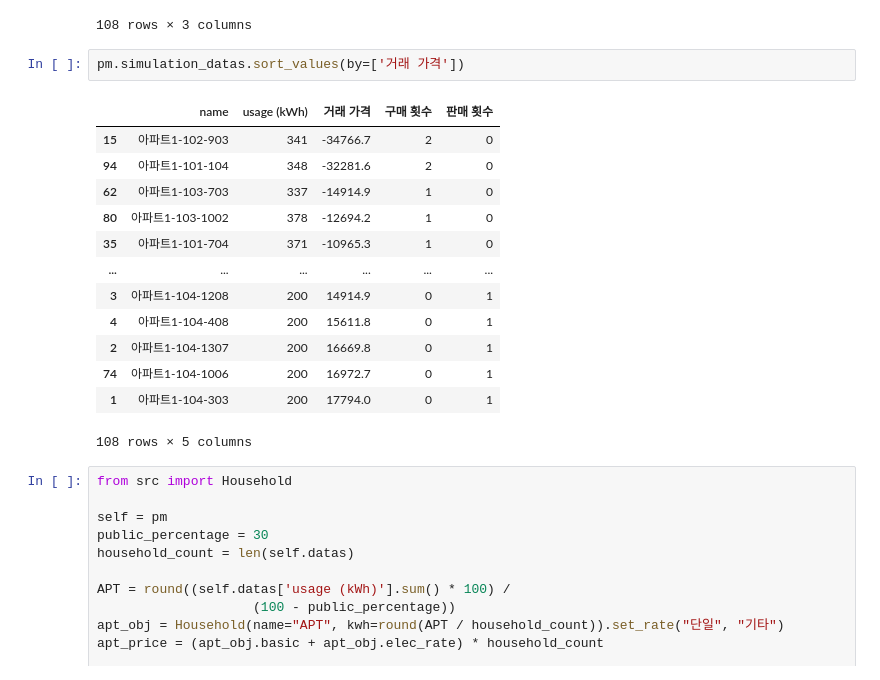
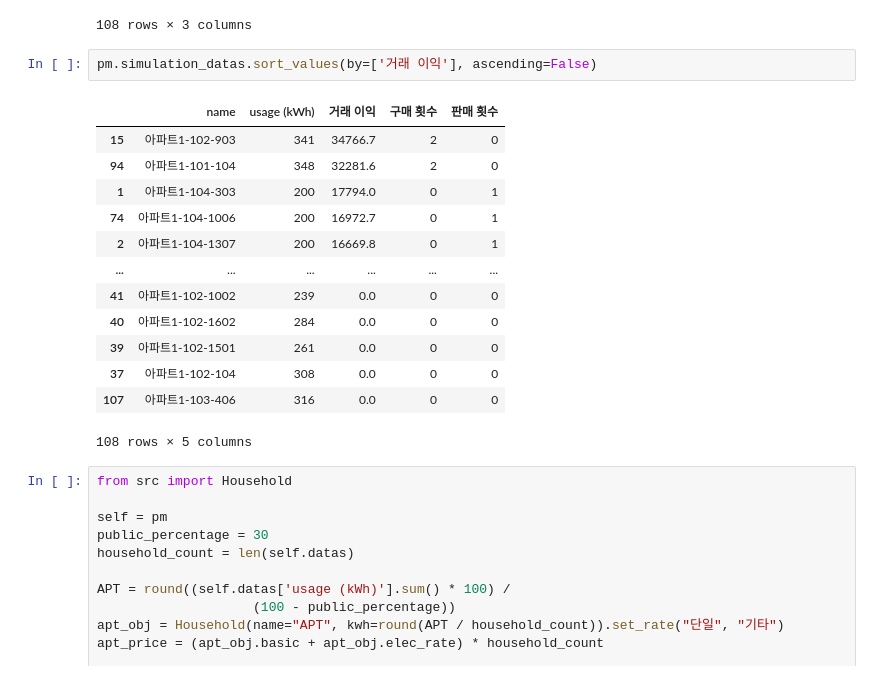
Before and after one commit to formegusto/energy-trading, a Jupyter notebook: analysis. paran energy.ipynb, the cells around one changed output. Saved outputs shown, nothing was run; the diff lists cells and outputs as text.

```diff
--- a/analysis. paran energy.ipynb
+++ b/analysis. paran energy.ipynb
@@ -244,20 +299,20 @@ pm.simulation_datas.iloc[:, :3]
 | 107 | 아파트1-103-406 | 316 | 0.0 |
 108 rows × 3 columns
 # %%
-pm.simulation_datas.sort_values(by=['거래 가격'])
+pm.simulation_datas.sort_values(by=['거래 이익'], ascending=False)
 # %% [output]
-|  | name | usage (kWh) | 거래 가격 | 구매 횟수 | 판매 횟수 |
-| 15 | 아파트1-102-903 | 341 | -34766.7 | 2 | 0 |
-| 94 | 아파트1-101-104 | 348 | -32281.6 | 2 | 0 |
-| 62 | 아파트1-103-703 | 337 | -14914.9 | 1 | 0 |
-| 80 | 아파트1-103-1002 | 378 | -12694.2 | 1 | 0 |
-| 35 | 아파트1-101-704 | 371 | -10965.3 | 1 | 0 |
+|  | name | usage (kWh) | 거래 이익 | 구매 횟수 | 판매 횟수 |
+| 15 | 아파트1-102-903 | 341 | 34766.7 | 2 | 0 |
+| 94 | 아파트1-101-104 | 348 | 32281.6 | 2 | 0 |
+| 1 | 아파트1-104-303 | 200 | 17794.0 | 0 | 1 |
+| 74 | 아파트1-104-1006 | 200 | 16972.7 | 0 | 1 |
+| 2 | 아파트1-104-1307 | 200 | 16669.8 | 0 | 1 |
 | ... | ... | ... | ... | ... | ... |
-| 3 | 아파트1-104-1208 | 200 | 14914.9 | 0 | 1 |
-| 4 | 아파트1-104-408 | 200 | 15611.8 | 0 | 1 |
-| 2 | 아파트1-104-1307 | 200 | 16669.8 | 0 | 1 |
-| 74 | 아파트1-104-1006 | 200 | 16972.7 | 0 | 1 |
-| 1 | 아파트1-104-303 | 200 | 17794.0 | 0 | 1 |
+| 41 | 아파트1-102-1002 | 239 | 0.0 | 0 | 0 |
+| 40 | 아파트1-102-1602 | 284 | 0.0 | 0 | 0 |
+| 39 | 아파트1-102-1501 | 261 | 0.0 | 0 | 0 |
+| 37 | 아파트1-102-104 | 308 | 0.0 | 0 | 0 |
+| 107 | 아파트1-103-406 | 316 | 0.0 | 0 | 0 |
 108 rows × 5 columns
 # %%
 from src import Household
```
Also changed, not shown: parts of 17 cells of this notebook, 3 other files.
